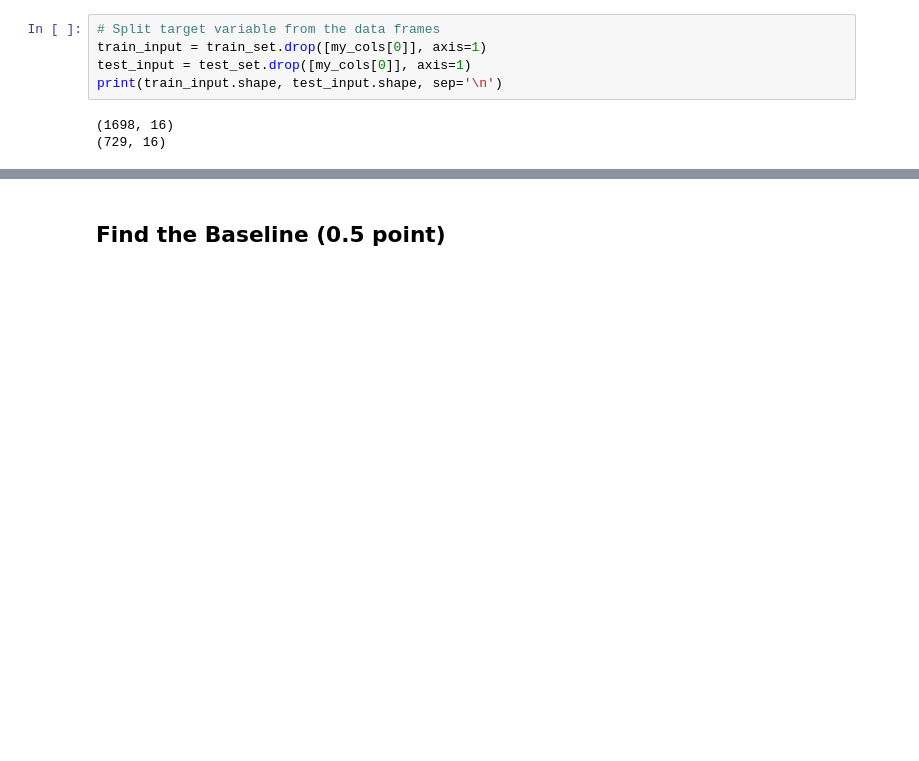
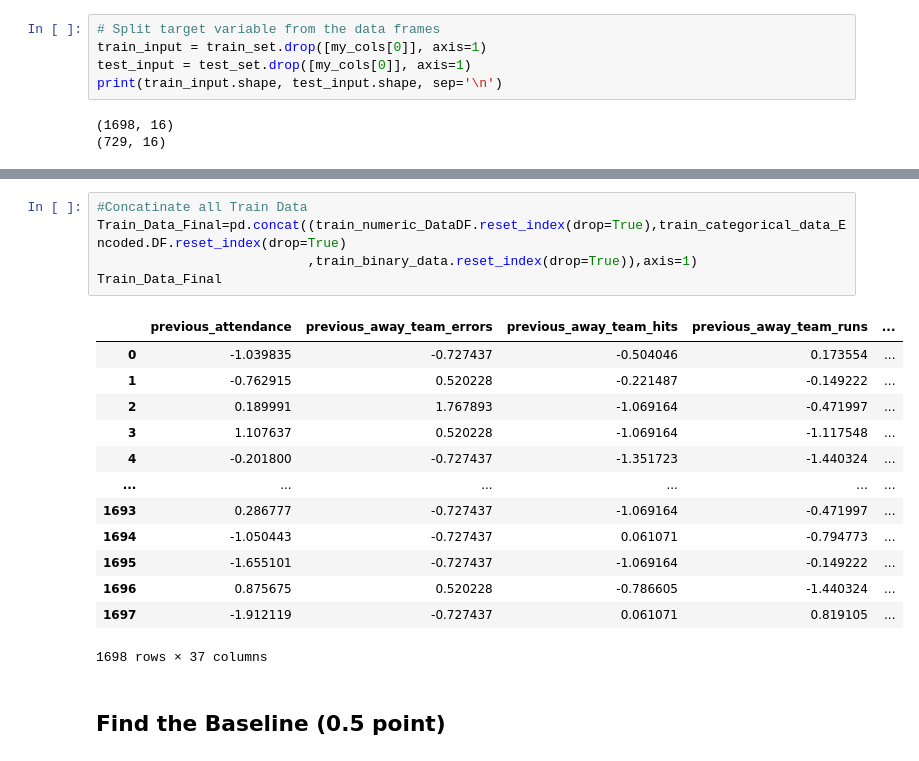
Before and after one commit to Extrieve/DSP-Submissions, a Jupyter notebook: Group work - Classification.ipynb, the cells around one changed output, grey strips where cells are left out. Saved outputs shown, nothing was run; the diff lists cells and outputs as text; blank space fills up the shorter version.

```diff
--- a/Group work - Classification.ipynb
+++ b/Group work - Classification.ipynb
@@ -230,3 +400,22 @@ print(train_input.shape, test_input.shape, sep='\n')
+# %%
+#Concatinate all Train Data
+Train_Data_Final=pd.concat((train_numeric_DataDF.reset_index(drop=True),train_categorical_data_Encoded.DF.reset_index(drop=True)
+                           ,train_binary_data.reset_index(drop=True)),axis=1)
+Train_Data_Final
+# %% [output]
+|  | previous_attendance | previous_away_team_errors | previous_away_team_hits | previous_away_team_runs | ... |
+| 0 | -1.039835 | -0.727437 | -0.504046 | 0.173554 | ... |
+| 1 | -0.762915 | 0.520228 | -0.221487 | -0.149222 | ... |
+| 2 | 0.189991 | 1.767893 | -1.069164 | -0.471997 | ... |
+| 3 | 1.107637 | 0.520228 | -1.069164 | -1.117548 | ... |
+| 4 | -0.201800 | -0.727437 | -1.351723 | -1.440324 | ... |
+| ... | ... | ... | ... | ... | ... |
+| 1693 | 0.286777 | -0.727437 | -1.069164 | -0.471997 | ... |
+| 1694 | -1.050443 | -0.727437 | 0.061071 | -0.794773 | ... |
+| 1695 | -1.655101 | -0.727437 | -1.069164 | -0.149222 | ... |
+| 1696 | 0.875675 | 0.520228 | -0.786605 | -1.440324 | ... |
+| 1697 | -1.912119 | -0.727437 | 0.061071 | 0.819105 | ... |
+1698 rows × 37 columns
 # %% [markdown]
 ## Find the Baseline (0.5 point)
 # %%
```
Also changed, not shown: parts of 16 cells of this notebook, 1 other file.
